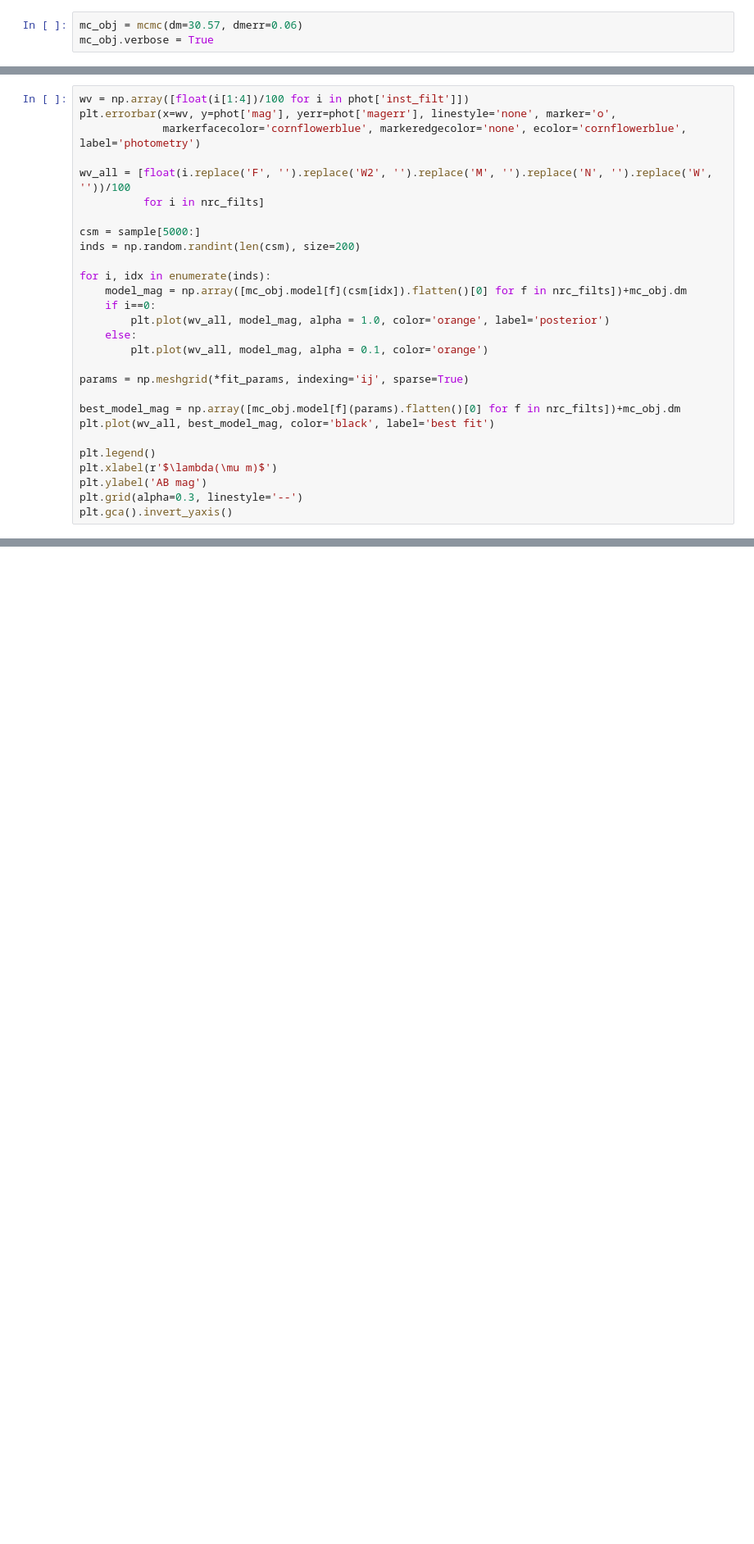
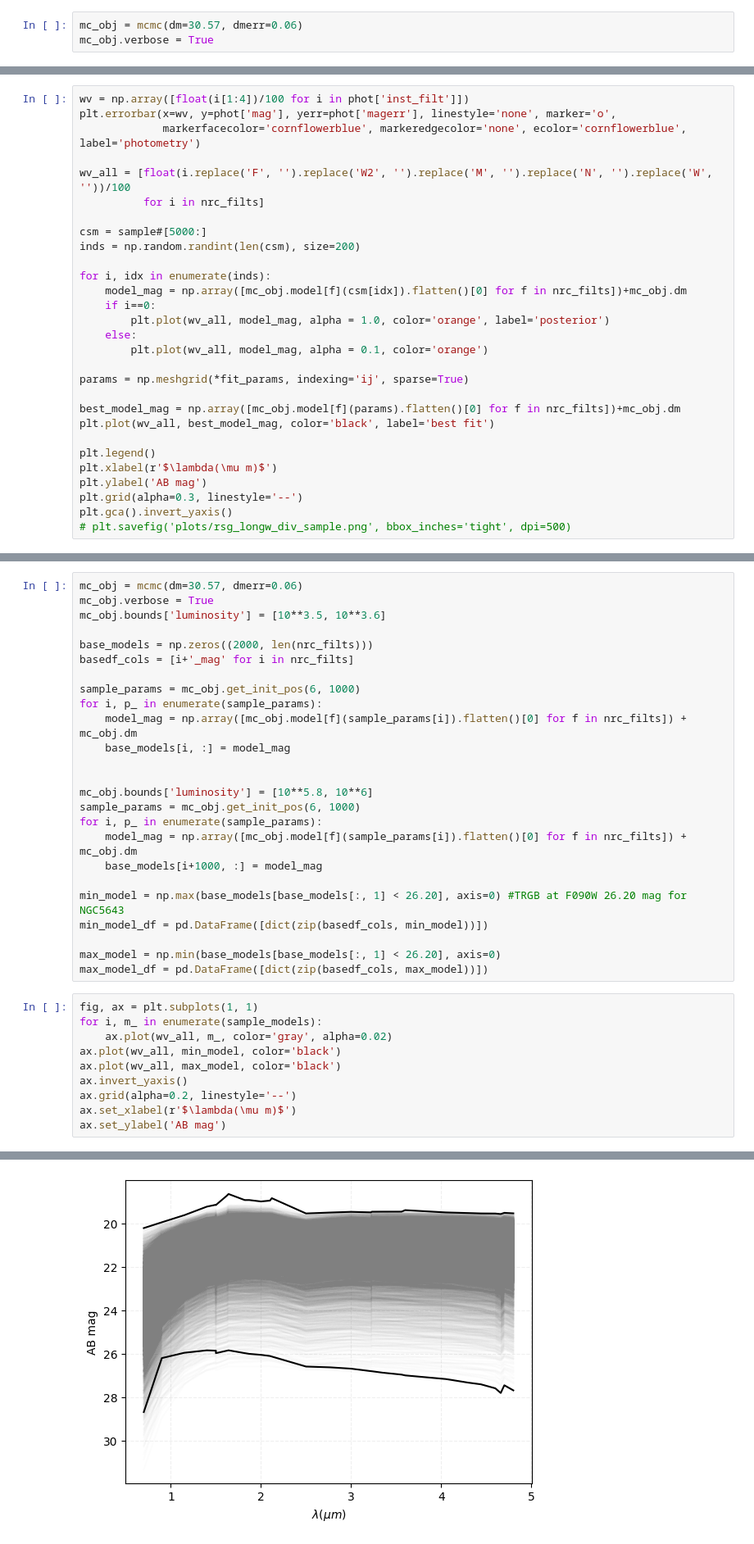
Before and after one commit to aswinsuresh24/rsg_phot, a Jupyter notebook: mcmc.ipynb, the cells around one changed output, grey strips where cells are left out. Shown at 82% size. Saved outputs shown, nothing was run; the diff lists cells and outputs as text; blank space fills up the shorter version.

```diff
--- a/mcmc.ipynb
+++ b/mcmc.ipynb
@@ -401,7 +432,7 @@ plt.errorbar(x=wv, y=phot['mag'], yerr=phot['magerr'], linestyle='none', marker=
 wv_all = [float(i.replace('F', '').replace('W2', '').replace('M', '').replace('N', '').replace('W', ''))/100
           for i in nrc_filts]
 
-csm = sample[5000:]
+csm = sample#[5000:]
 inds = np.random.randint(len(csm), size=200)
 
 for i, idx in enumerate(inds):
@@ -421,4 +452,5 @@ plt.xlabel(r'$\lambda(\mu m)$')
 plt.ylabel('AB mag')
 plt.grid(alpha=0.3, linestyle='--')
 plt.gca().invert_yaxis()
+# plt.savefig('plots/rsg_longw_div_sample.png', bbox_inches='tight', dpi=500)
 # %% [output]
@@ -447,0 +494,36 @@ axes[-1].set_xlabel("step number");
+# %%
+mc_obj = mcmc(dm=30.57, dmerr=0.06)
+mc_obj.verbose = True
+mc_obj.bounds['luminosity'] = [10**3.5, 10**3.6]
+
+base_models = np.zeros((2000, len(nrc_filts)))
+basedf_cols = [i+'_mag' for i in nrc_filts]
+
+sample_params = mc_obj.get_init_pos(6, 1000)
+for i, p_ in enumerate(sample_params):
+    model_mag = np.array([mc_obj.model[f](sample_params[i]).flatten()[0] for f in nrc_filts]) + mc_obj.dm
+    base_models[i, :] = model_mag
+
+
+mc_obj.bounds['luminosity'] = [10**5.8, 10**6]
+sample_params = mc_obj.get_init_pos(6, 1000)
+for i, p_ in enumerate(sample_params):
+    model_mag = np.array([mc_obj.model[f](sample_params[i]).flatten()[0] for f in nrc_filts]) + mc_obj.dm
+    base_models[i+1000, :] = model_mag
+
+min_model = np.max(base_models[base_models[:, 1] < 26.20], axis=0) #TRGB at F090W 26.20 mag for NGC5643
+min_model_df = pd.DataFrame([dict(zip(basedf_cols, min_model))])
+
+max_model = np.min(base_models[base_models[:, 1] < 26.20], axis=0)
+max_model_df = pd.DataFrame([dict(zip(basedf_cols, max_model))])
+# %%
+fig, ax = plt.subplots(1, 1)
+for i, m_ in enumerate(sample_models):
+    ax.plot(wv_all, m_, color='gray', alpha=0.02)
+ax.plot(wv_all, min_model, color='black')
+ax.plot(wv_all, max_model, color='black')
+ax.invert_yaxis()
+ax.grid(alpha=0.2, linestyle='--')
+ax.set_xlabel(r'$\lambda(\mu m)$')
+ax.set_ylabel('AB mag')
+# %% [output]
@@ -447,0 +531 @@ axes[-1].set_xlabel("step number");
+[figure, added]
```
Also changed, not shown: parts of 21 cells of this notebook, 4 other files.
